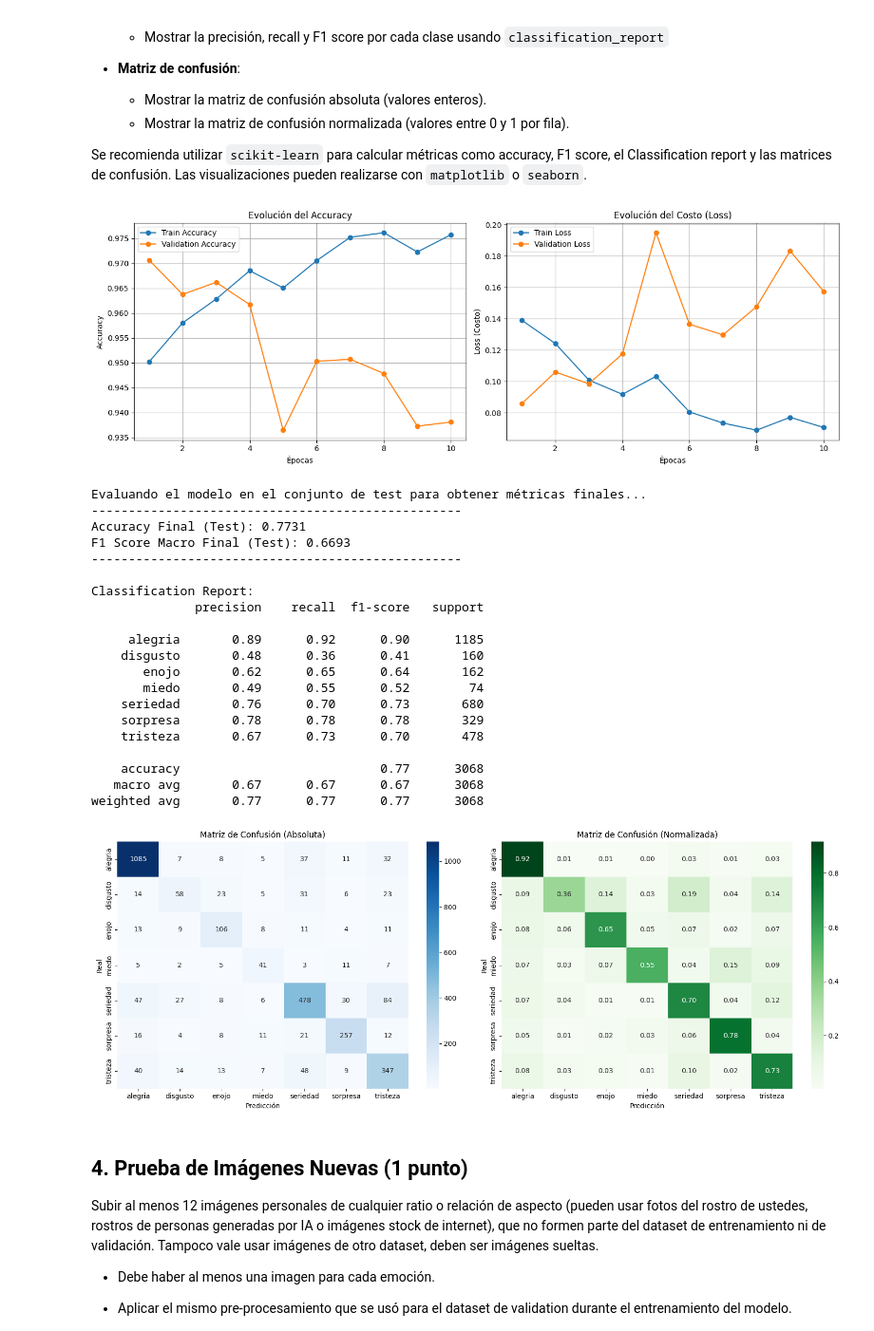
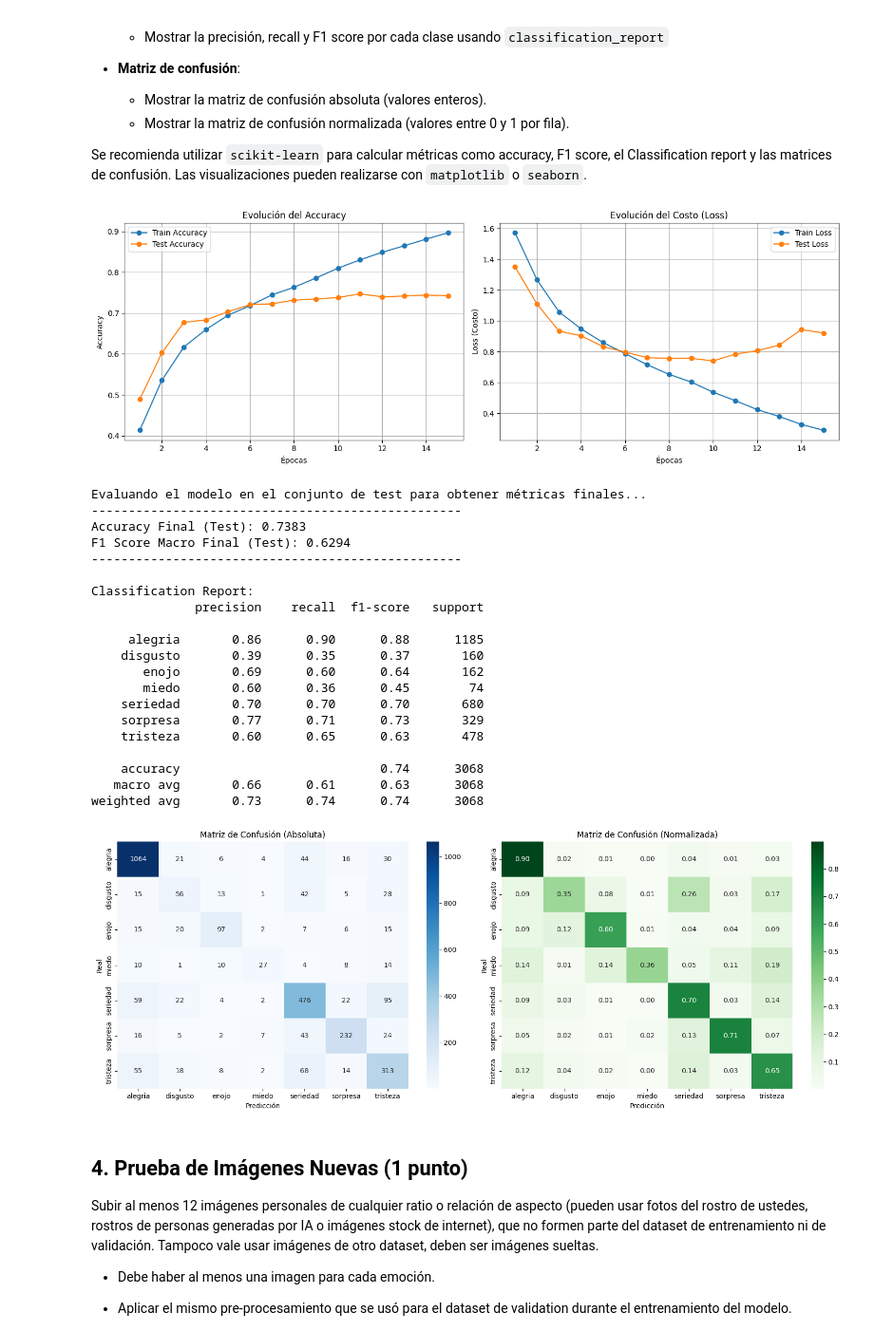
Before and after one commit to AndresMontesDeOca/Deep_Learning, a Jupyter notebook: MONTESDEOCA-ANDRES-DL-TP3-Co24.ipynb.ipynb, the cells around one changed output. Shown at 95% size. Cells and saved outputs as stored; diff of their text form; code cells hidden in the pictures.

```diff
--- a/MONTESDEOCA-ANDRES-DL-TP3-Co24.ipynb.ipynb
+++ b/MONTESDEOCA-ANDRES-DL-TP3-Co24.ipynb.ipynb
@@ -228,7 +228,9 @@ Opción 0 (o inválida). Clase elegida al azar.
 # %% [markdown]
 ### 1.2 Transformaciones y Data Agumentation
 # %%
-from torch.utils.data import random_split
+from torch.utils.data import DataLoader
+from torchvision import datasets, transforms
+import torch
 
 # 1. Definir Transformaciones Básicas (Sin Data Augmentation ni Normalización)
 train_transforms = transforms.Compose([
@@ -237,31 +239,22 @@ train_transforms = transforms.Compose([
 ])
 
 test_transforms = transforms.Compose([
-    transforms.Resize((100, 100)), # No necesaria porque son todas de 100*100, igual buena practica
-    transforms.ToTensor() # Necesaria, pasamos a tensores
+    transforms.Resize((100, 100)),
+    transforms.ToTensor()
 ])
 
 # 2. Cargar los Datasets usando ImageFolder (asume estructura de carpetas por clase)
-train_dataset_full = datasets.ImageFolder(root=DATASET_ROOT_TRAIN, transform=train_transforms)
+# Usamos todo el Train original para entrenar, y el Test para testear
+train_dataset = datasets.ImageFolder(root=DATASET_ROOT_TRAIN, transform=train_transforms)
 test_dataset = datasets.ImageFolder(root=DATASET_ROOT_TEST, transform=test_transforms)
 
-# 3. Subdividir TRAIN en Train (80%) y Validation (20%)
-train_size = int(0.8 * len(train_dataset_full))
-val_size = len(train_dataset_full) - train_size
-
-# Fijamos semilla para reproducibilidad
-generator = torch.Generator().manual_seed(42)
-train_dataset, val_dataset = random_split(train_dataset_full, [train_size, val_size], generator=generator)
-
-# 4. Crear los DataLoaders
+# 3. Crear los DataLoaders
 batch_size = 64
 train_loader = DataLoader(train_dataset, batch_size=batch_size, shuffle=True)
-val_loader = DataLoader(val_dataset, batch_size=batch_size, shuffle=False)
 test_loader = DataLoader(test_dataset, batch_size=batch_size, shuffle=False)
 
-print(f"Clases mapeadas: {train_dataset_full.class_to_idx}")
+print(f"Clases mapeadas: {train_dataset.class_to_idx}")
 print(f"Imágenes para entrenamiento: {len(train_dataset)} -> Batches: {len(train_loader)}")
-print(f"Imágenes para validación: {len(val_dataset)} -> Batches: {len(val_loader)}")
 print(f"Imágenes para test: {len(test_dataset)} -> Batches: {len(test_loader)}")
 # %% [output]
 Clases mapeadas: {'alegria': 0, 'disgusto': 1, 'enojo': 2, 'miedo': 3, 'seriedad': 4, 'sorpresa': 5, 'tristeza': 6}
@@ -467,14 +585,16 @@ import seaborn as sns
 from sklearn.metrics import accuracy_score, f1_score, classification_report, confusion_matrix
 import torch
 
-# 1. Gráficas de Evolución (Accuracy y Loss) sobre Entrenamiento y Validación
-epochs_range = range(1, num_epochs + 1)
+# 1. Gráficas de Evolución (Accuracy y Loss) sobre Entrenamiento y Test
+# Ajustamos el rango de épocas basado en el tamaño real del historial
+actual_epochs = len(history_train_acc)
+epochs_range = range(1, actual_epochs + 1)
 
 fig, axes = plt.subplots(1, 2, figsize=(14, 5))
 
 # Gráfica de Accuracy
 axes[0].plot(epochs_range, history_train_acc, label='Train Accuracy', marker='o')
-axes[0].plot(epochs_range, history_val_acc, label='Validation Accuracy', marker='o')
+axes[0].plot(epochs_range, history_test_acc, label='Test Accuracy', marker='o')
 axes[0].set_xlabel('Épocas')
 axes[0].set_ylabel('Accuracy')
 axes[0].set_title('Evolución del Accuracy')
@@ -483,7 +603,7 @@ axes[0].grid(True)
 
 # Gráfica de Loss
 axes[1].plot(epochs_range, history_train_loss, label='Train Loss', marker='o')
-axes[1].plot(epochs_range, history_val_loss, label='Validation Loss', marker='o')
+axes[1].plot(epochs_range, history_test_loss, label='Test Loss', marker='o')
 axes[1].set_xlabel('Épocas')
 axes[1].set_ylabel('Loss (Costo)')
 axes[1].set_title('Evolución del Costo (Loss)')
@@ -508,8 +628,8 @@ with torch.no_grad():
         y_true.extend(labels.cpu().numpy())
         y_pred.extend(predicted.cpu().numpy())
 
-# Nombres de las clases desde el dataset
-class_names = [c for c in train_dataset_full.classes]
+# Nombres de las clases desde el dataset (corregido para usar train_dataset)
+class_names = [c for c in train_dataset.classes]
 
 # Calcular métricas
 final_accuracy = accuracy_score(y_true, y_pred)
@@ -519,55 +639,55 @@ print("-" * 50)
 print(f"Accuracy Final (Test): {final_accuracy:.4f}")
 print(f"F1 Score Macro Final (Test): {final_f1_macro:.4f}")
 print("-" * 50)
 
 print("\nClassification Report:")
 print(classification_report(y_true, y_pred, target_names=class_names))
 
 # 3. Matrices de Confusión
 cm_abs = confusion_matrix(y_true, y_pred)
 cm_norm = confusion_matrix(y_true, y_pred, normalize='true')
 
 fig, axes = plt.subplots(1, 2, figsize=(16, 6))
 
 # Matriz Absoluta
 sns.heatmap(cm_abs, annot=True, fmt='d', cmap='Blues',
             xticklabels=class_names, yticklabels=class_names, ax=axes[0])
 axes[0].set_title('Matriz de Confusión (Absoluta)')
 axes[0].set_xlabel('Predicción')
 axes[0].set_ylabel('Real')
 
 # Matriz Normalizada
 sns.heatmap(cm_norm, annot=True, fmt='.2f', cmap='Greens',
             xticklabels=class_names, yticklabels=class_names, ax=axes[1])
 axes[1].set_title('Matriz de Confusión (Normalizada)')
 axes[1].set_xlabel('Predicción')
 axes[1].set_ylabel('Real')
 
 plt.tight_layout()
 plt.show()
 # %% [output]
-[figure, old version]
+[figure, new version]
 Evaluando el modelo en el conjunto de test para obtener métricas finales...
 --------------------------------------------------
-Accuracy Final (Test): 0.7731
-F1 Score Macro Final (Test): 0.6693
+Accuracy Final (Test): 0.7383
+F1 Score Macro Final (Test): 0.6294
 --------------------------------------------------
 
 Classification Report:
               precision    recall  f1-score   support
 
-     alegria       0.89      0.92      0.90      1185
-    disgusto       0.48      0.36      0.41       160
-       enojo       0.62      0.65      0.64       162
-       miedo       0.49      0.55      0.52        74
-    seriedad       0.76      0.70      0.73       680
-    sorpresa       0.78      0.78      0.78       329
-    tristeza       0.67      0.73      0.70       478
+     alegria       0.86      0.90      0.88      1185
+    disgusto       0.39      0.35      0.37       160
+       enojo       0.69      0.60      0.64       162
+       miedo       0.60      0.36      0.45        74
+    seriedad       0.70      0.70      0.70       680
+    sorpresa       0.77      0.71      0.73       329
+    tristeza       0.60      0.65      0.63       478
 
-    accuracy                           0.77      3068
-   macro avg       0.67      0.67      0.67      3068
-weighted avg       0.77      0.77      0.77      3068
+    accuracy                           0.74      3068
+   macro avg       0.66      0.61      0.63      3068
+weighted avg       0.73      0.74      0.74      3068
-[figure, old version]
+[figure, new version]
 # %% [markdown]
  ## 4. Prueba de Imágenes Nuevas (1 punto)
 Subir al menos 12 imágenes personales de cualquier ratio o relación de aspecto (pueden usar fotos del rostro de ustedes, rostros de personas generadas por IA o imágenes stock de internet), que no formen parte del dataset de entrenamiento ni de validación. Tampoco vale usar imágenes de otro dataset, deben ser imágenes sueltas.
```
Also changed, not shown: parts of 7 cells of this notebook.
